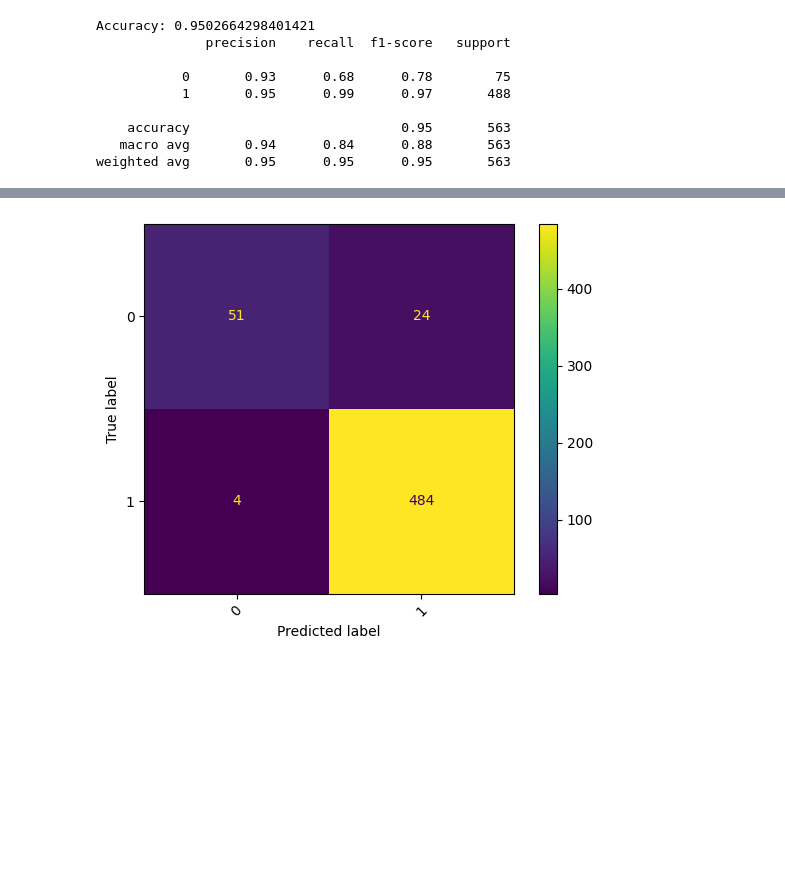
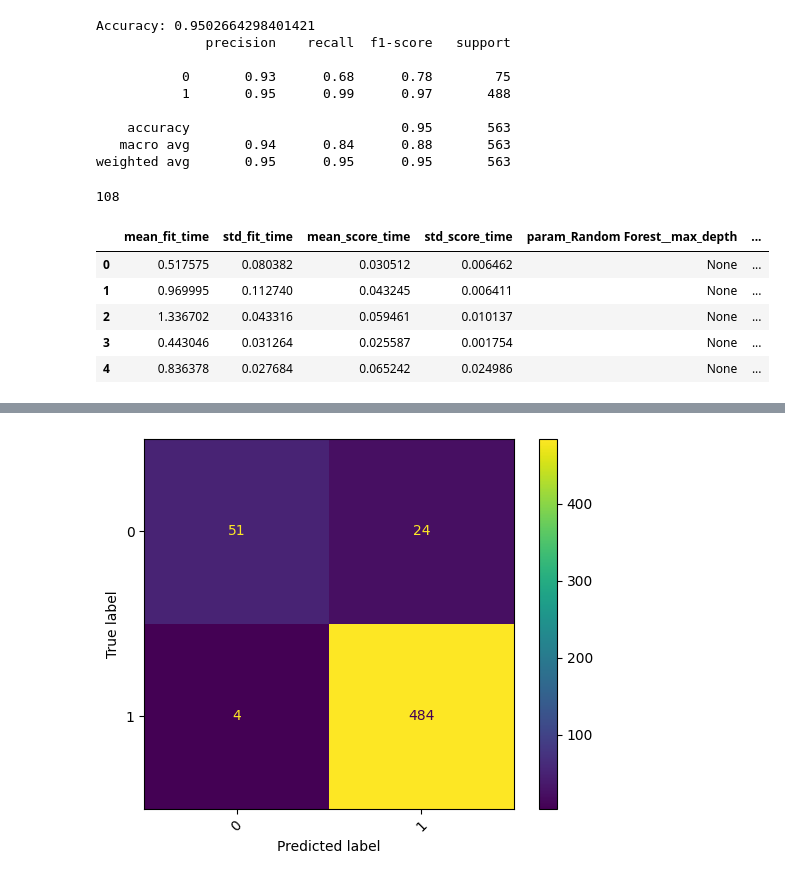
Before and after one commit to tawfikhammad/Heart-failure-app, a Jupyter notebook: Heart Failure Prediction.ipynb, the cells around one changed output, grey strips where cells are left out. Drawn from its saved outputs; the diff is of its cells as text; code cells hidden in the pictures; blank space fills up the shorter version.

Commit message:
edit model arch

```diff
--- a/Heart Failure Prediction.ipynb
+++ b/Heart Failure Prediction.ipynb
@@ -720,12 +740,12 @@ num_pipeline = Pipeline([
 
 bin_pipeline = Pipeline([
     ('imputer', SimpleImputer(strategy='most_frequent')),
-    ('encoder', OneHotEncoder(drop='if_binary', sparse_output=False))
+    ('onehot', OneHotEncoder(drop='if_binary'))
 ])
 
 multi_pipeline = Pipeline([
     ('imputer', SimpleImputer(strategy='most_frequent')),
-    ('onehot', OneHotEncoder(handle_unknown='ignore', sparse_output=False))
+    ('onehot', OneHotEncoder(handle_unknown='ignore'))
 ])
 
 preprocessor = ColumnTransformer([
@@ -884,0 +952,19 @@ rf_pipeline = Pipeline([
+# %%
+param_grid = {
+    'Random Forest__n_estimators': [100, 200, 300],
+    'Random Forest__max_depth': [None, 10, 20, 30],
+    'Random Forest__min_samples_split': [2, 5, 10],
+    'Random Forest__min_samples_leaf': [1, 2, 4]
+}
+
+grid_search = GridSearchCV(
+    rf_pipeline,
+    param_grid=param_grid,
+    cv=5,
+    scoring='accuracy',
+    n_jobs=-1,
+    verbose=2
+)
+
+# Fit the model
+grid_search.fit(X_train, y_train)
@@ -898,3 +1003,15 @@ Accuracy: 0.9502664298401421
     accuracy                           0.95       563
    macro avg       0.94      0.84      0.88       563
 weighted avg       0.95      0.95      0.95       563
+# %%
+cv_results = pd.DataFrame(grid_search.cv_results_)
+print(len(cv_results))
+cv_results.head()
+# %% [output]
+108
+|  | mean_fit_time | std_fit_time | mean_score_time | std_score_time | param_Random Forest__max_depth | ... |
+| 0 | 0.517575 | 0.080382 | 0.030512 | 0.006462 | None | ... |
+| 1 | 0.969995 | 0.112740 | 0.043245 | 0.006411 | None | ... |
+| 2 | 1.336702 | 0.043316 | 0.059461 | 0.010137 | None | ... |
+| 3 | 0.443046 | 0.031264 | 0.025587 | 0.001754 | None | ... |
+| 4 | 0.836378 | 0.027684 | 0.065242 | 0.024986 | None | ... |
```
Also changed, not shown: parts of 18 cells of this notebook, 10 other files.
